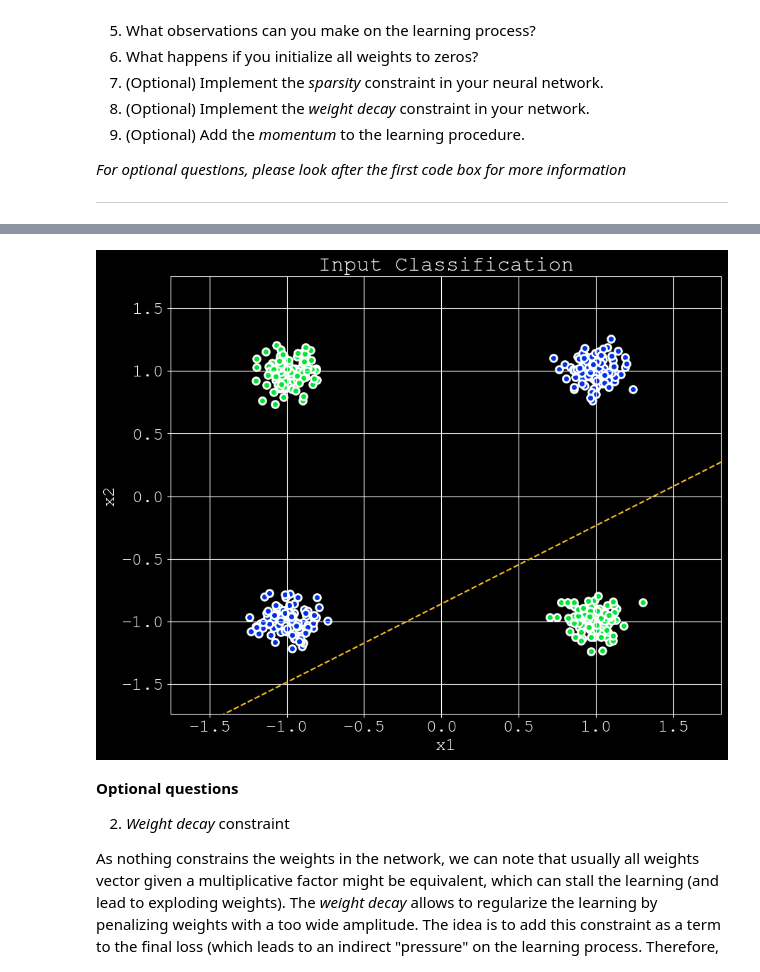
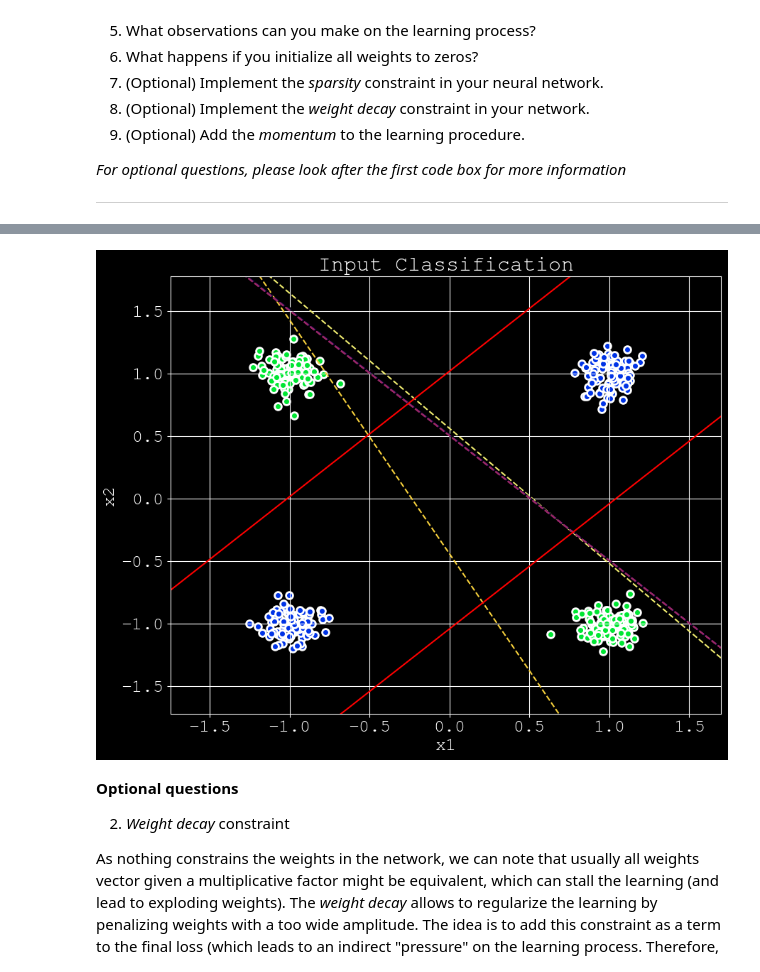
Before and after one commit to LouisLalay/atiam_ml, a Jupyter notebook: 02a_neural_networks.ipynb, the cells around one changed output, grey strips where cells are left out. Drawn from its saved outputs; the diff is of its cells as text; code cells hidden in the pictures.

```diff
--- a/02a_neural_networks.ipynb
+++ b/02a_neural_networks.ipynb
@@ -212,7 +212,7 @@ TSS_Limit         % Sum-squared error limit
 # %%
 nHiddens = 2           # Number of hidden units
 momentum = 0.1         # Momentum parameter
-inputs = patterns      # Overall input patterns
+inputs = out_patterns  # Overall input patterns
 TSS_Limit = 0.02       # Sum-squared error limit
 # %% [markdown]
 ***
@@ -234,16 +234,16 @@ TSS_Limit = 0.02       # Sum-squared error limit
 ***
 # %%
 def g(x):
-    return x>0
+    return 1 / (1.0 + np.exp(-x))
 def d_g(x):
-    return 1
+    return x * (1.0 - x)
 def L(delta):
     return np.square(delta)
 def d_L(delta):
     return 2*delta
 # %%
 # Weights of first and second layer
-eta = 0.001 # Learning rate
+eta = 0.01  # Learning rate
 weights1 = (np.random.randn(nHiddens, nInputs) - 0.5)      # 1st layer weights
 weights2 = (np.random.randn(nOutputs, nHiddens) - 0.5)     # 2nd layer weights
 bias1 = (np.random.randn(nHiddens, 1) - 0.5)               # 1st layer biases
@@ -253,34 +253,32 @@ W  = [weights1, weights2]           # List of weights for every layer
 B  = [bias1, bias2]                 # List of biases for every layer
 Z  = [0]*n_layers                   # List of weighted inputs
 dZ = [0]*n_layers                   # List of weighted inputs gradients dL/dZ
-A  = [out_patterns]+[0]*n_layers    # List of outputs
+A  = [inputs]+[0]*n_layers          # List of outputs
 # Here we could have defined a list of activation functions if the functions were different between the layers
 # First plot the patterns
-fig = plot_patterns(out_patterns, out_desired)
+fig = plot_patterns(inputs, out_desired)
 # Iterate for a fixed number of iterations
-for epoch in range(200):
+max_it = 100000
+for epoch in range(max_it):
     ### Forward pass - Weighted inputs and loss are calculated
     for layer in range(n_layers):
-        Z[layer] = np.dot(W[layer],A[layer]+B[layer])
+        Z[layer] = np.dot(W[layer],A[layer]) + B[layer]
         A[layer + 1] = g(Z[layer])
     delta = out_desired - A[-1]
-    loss = np.sum(np.square(delta))
-    print(f"{epoch:02}. Loss : {loss} - W : {W[1]} - B : {B[1]}", end='\r')
-    if (epoch - 1 % 20)==0:
+    loss = L(delta).sum()
+    print(f"{epoch}. Loss : {loss}{'  '*20} ", end='\r')
+    if (epoch % (max_it//10))==0:
         plot_boundary(np.concatenate((B[1], W[1]), axis=1), epoch, '--', fig)
-    if loss == 0:
-        break
     ### Backpropagation
-    # We compute dL/dz[i] for each layer starting from the last layer.
-    dZ[-1] = - d_g(Z[-1])*d_L(delta)
+    # We compute dL/dz[i] for each layer starting with the last layer.
+    dZ[-1] = - d_g(A[-1])*d_L(delta)
     for layer in range(n_layers-1, 0, -1):# (n_layers - 1) itterations
-        dZ[layer-1] = np.dot(np.transpose(W[layer]),dZ[layer])*d_g(Z[layer-1])
+        dZ[layer-1] = np.dot(np.transpose(W[layer]),dZ[layer])*d_g(A[layer])
     for layer in range(n_layers):
         # We compute the loss' gradient for all samples, so we need to sum over the columns
-        dW = np.dot(dZ[layer],np.transpose(A[layer]))
-        dB = np.sum(dZ[layer], axis = 1,keepdims=True)
+        dW = np.dot(dZ[layer],np.transpose(A[layer]))/inputs.shape[1]
+        dB = np.sum(dZ[layer], axis = 1,keepdims=True)/inputs.shape[1]
         W[layer] -= eta*dW
         B[layer] -= eta*dB
-    time.sleep(0.01)
-plot_boundary(np.concatenate((B[0], W[0]), axis=1), epoch, '-', fig)
+plot_boundary(np.concatenate((B[0], W[0]), axis=1), 0, '-', fig)
 # %% [output]
@@ -288,4 +286,4 @@ plot_boundary(np.concatenate((B[0], W[0]), axis=1), epoch, '-', fig)
-[figure, old version]
+[figure, new version]
 # %% [markdown]
 **Optional questions**
 
```
Also changed, not shown: parts of 4 cells of this notebook, 1 other file.
